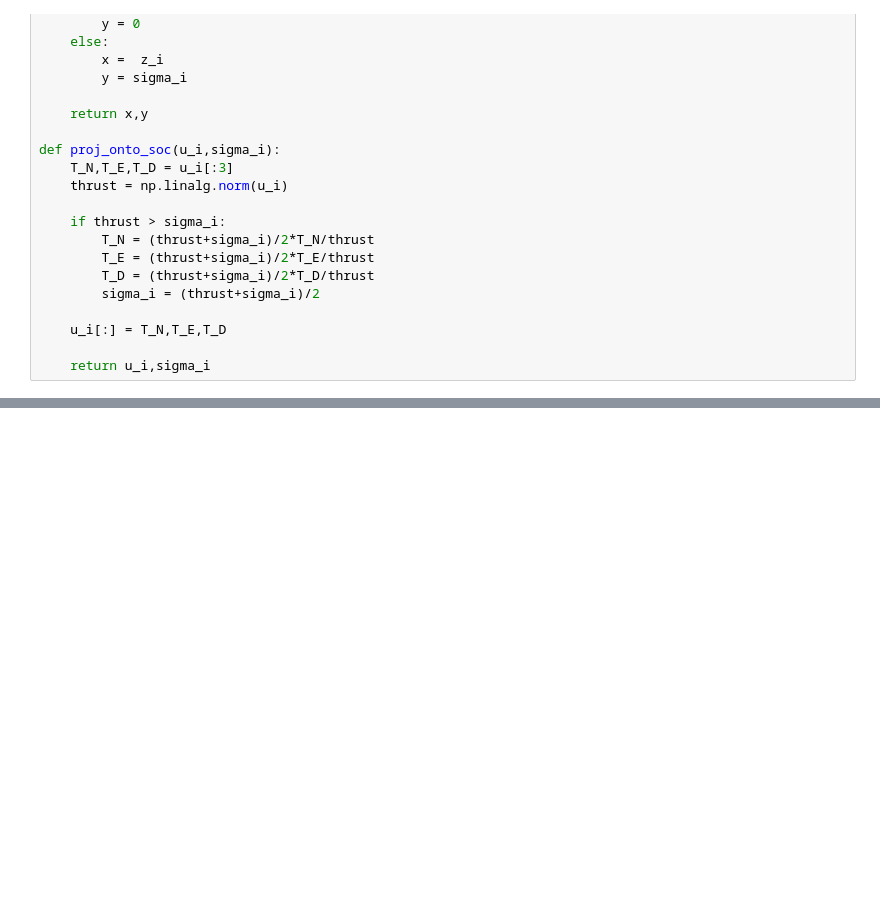
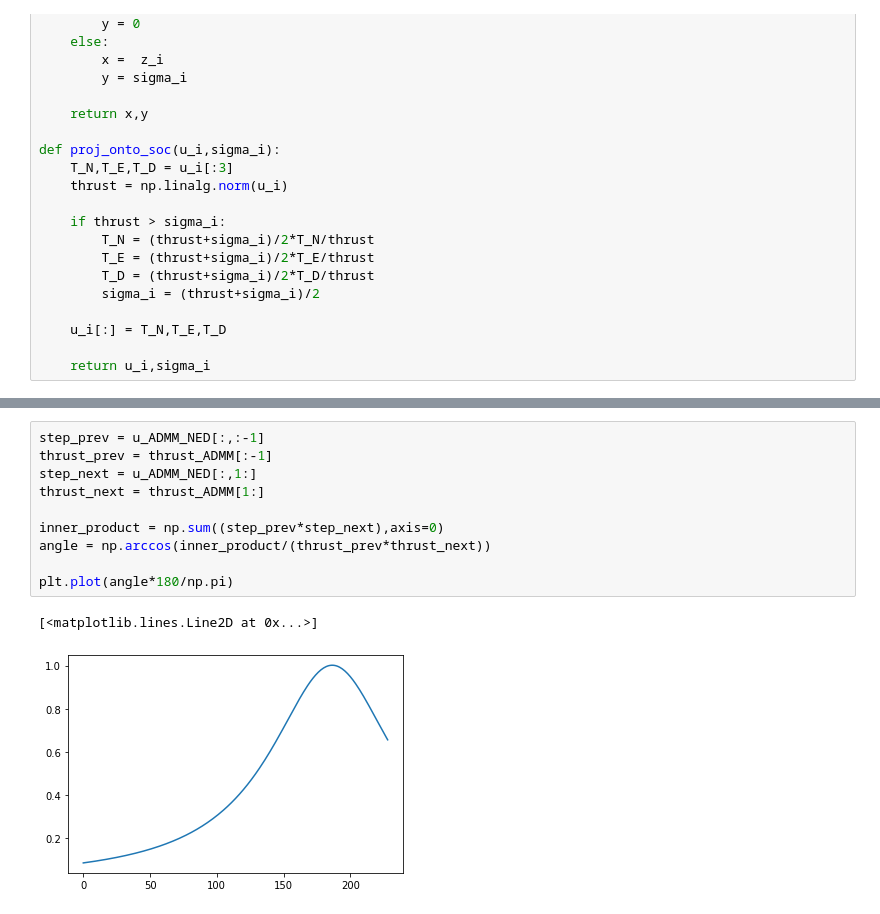
Before and after one commit to acsl-inha/drone_simulation, a Jupyter notebook: src/Convexificated_Ploblem.ipynb, the cells around one changed output, grey strips where cells are left out. Cells and saved outputs as stored; diff of their text form; blank space fills up the shorter version.

```diff
--- a/src/Convexificated_Ploblem.ipynb
+++ b/src/Convexificated_Ploblem.ipynb
@@ -374,0 +378,13 @@ plt.grid()
+# %%
+step_prev = u_ADMM_NED[:,:-1]
+thrust_prev = thrust_ADMM[:-1]
+step_next = u_ADMM_NED[:,1:]
+thrust_next = thrust_ADMM[1:]
+
+inner_product = np.sum((step_prev*step_next),axis=0)
+angle = np.arccos(inner_product/(thrust_prev*thrust_next))
+
+plt.plot(angle*180/np.pi)
+# %% [output]
+[<matplotlib.lines.Line2D at 0x...>]
+[figure, added]
```
Also changed, not shown: parts of 6 cells of this notebook.
